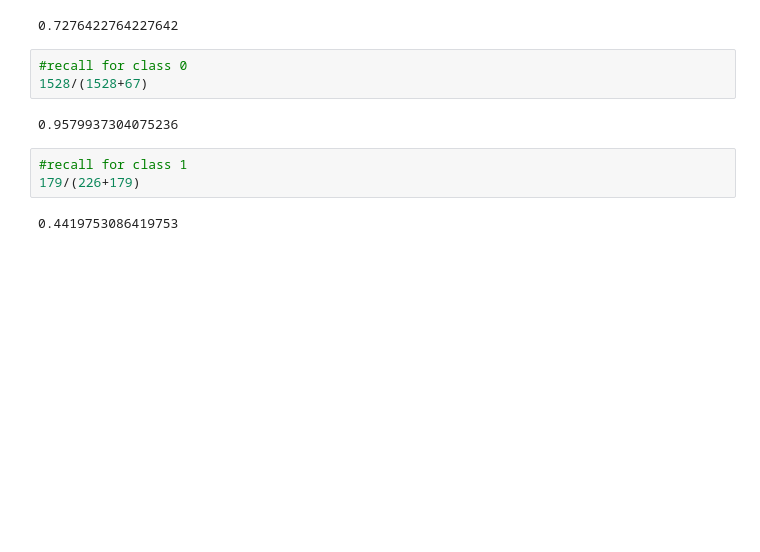
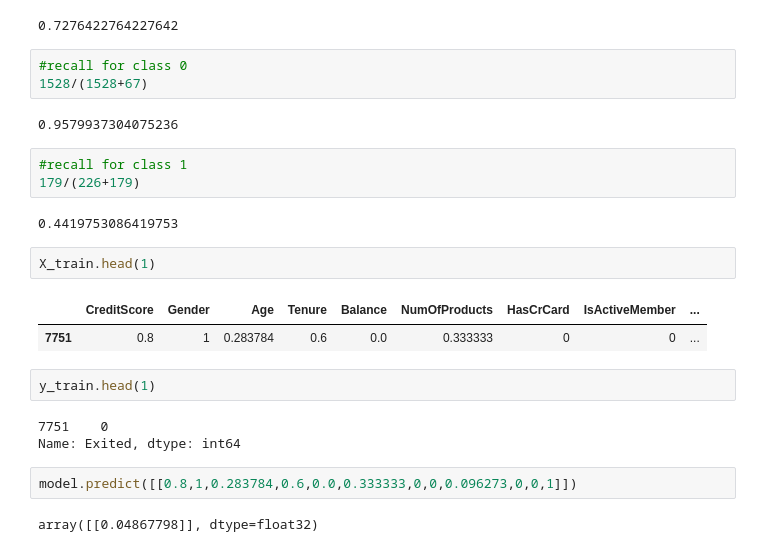
Before and after one commit to semicolon123/Customer-churn, a Jupyter notebook: Bank_Churn_prediction.ipynb, the cells around one changed output. Cells and saved outputs as stored; diff of their text form; blank space fills up the shorter version.

```diff
--- a/Bank_Churn_prediction.ipynb
+++ b/Bank_Churn_prediction.ipynb
@@ -537,3 +537,17 @@ Precision for class 1:
 179/(226+179)
 # %% [output]
 0.4419753086419753
+# %%
+X_train.head(1)
+# %% [output]
+|  | CreditScore | Gender | Age | Tenure | Balance | NumOfProducts | HasCrCard | IsActiveMember | ... |
+| 7751 | 0.8 | 1 | 0.283784 | 0.6 | 0.0 | 0.333333 | 0 | 0 | ... |
+# %%
+y_train.head(1)
+# %% [output]
+7751    0
+Name: Exited, dtype: int64
+# %%
+model.predict([[0.8,1,0.283784,0.6,0.0,0.333333,0,0,0.096273,0,0,1]])
+# %% [output]
+array([[0.04867798]], dtype=float32)
```
